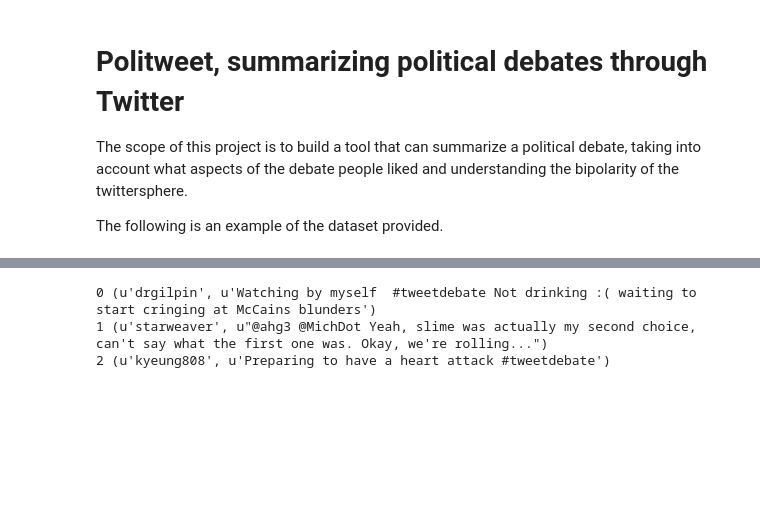
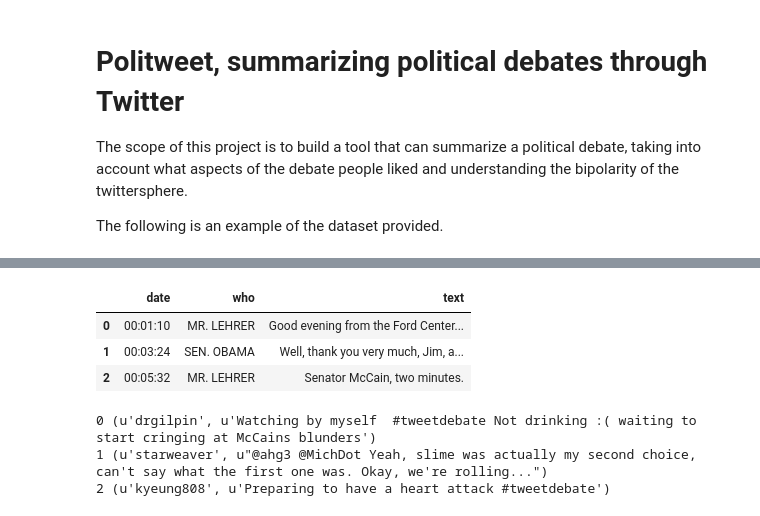
Before and after one commit to ralucacocioban/SentimentClassification, a Jupyter notebook: Politweet.ipynb, the cells around one changed output, grey strips where cells are left out. Saved outputs shown, nothing was run; the diff lists cells and outputs as text; code cells hidden in the pictures; blank space fills up the shorter version.

Commit message:
timeline of tweets and debate

```diff
--- a/Politweet.ipynb
+++ b/Politweet.ipynb
@@ -19,15 +19,25 @@ nlp = English()
 # %%
 # Retrieving the tweets from a file
 def get_tweets(filename):
     df = pd.read_csv(filename, sep='\t', encoding='utf-8', index_col="tweet.id")
     return df
 
+def get_debate(filename):
+    df = pd.read_csv(filename, encoding='utf-8')
+    return df
+
 all = get_tweets("./debate08_sentiment_tweets.tsv")
-df[:1]
+debate = get_debate("./debatetranscript.csv")
+display(all[:1])
+display(debate[:3])
 # %% [output]
 |  | pub.date.GMT | content | author.name | author.nickname | rating.1 | rating.2 | rating.3 | rating.4 | ... |
 | tweet.id |  |  |  |  |  |  |  |  | ... |
 | 936469851 | 9/27/08 1:01 | Watching by myself #tweetdebate N... | drgilpin | Dawn Gilpin | 1 | 1 | 4 | NaN | ... |
+|  | date | who | text |
+| 0 | 00:01:10 | MR. LEHRER | Good evening from the Ford Center... |
+| 1 | 00:03:24 | SEN. OBAMA | Well, thank you very much, Jim, a... |
+| 2 | 00:05:32 | MR. LEHRER | Senator McCain, two minutes. |
 # %%
 # Function to nicely print out the tweets
 def list_content(df):
```
Also changed, not shown: 5 other files.
